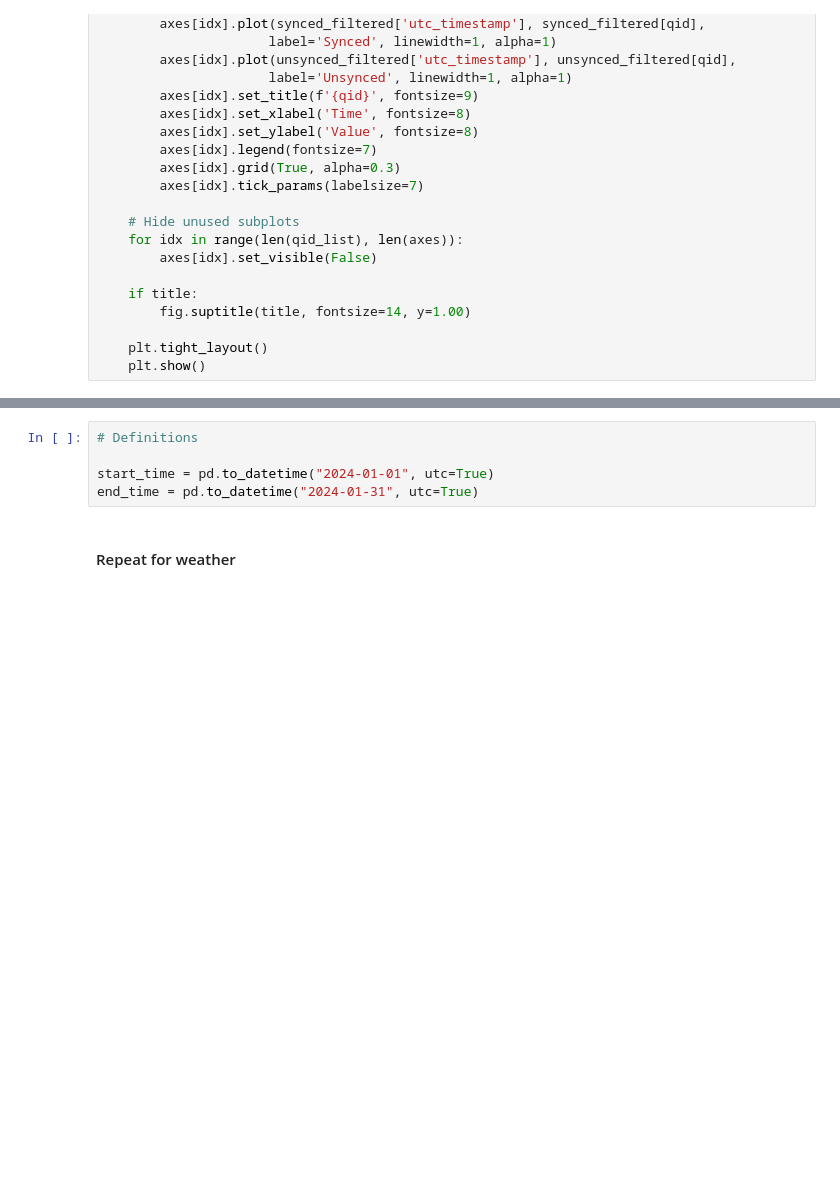
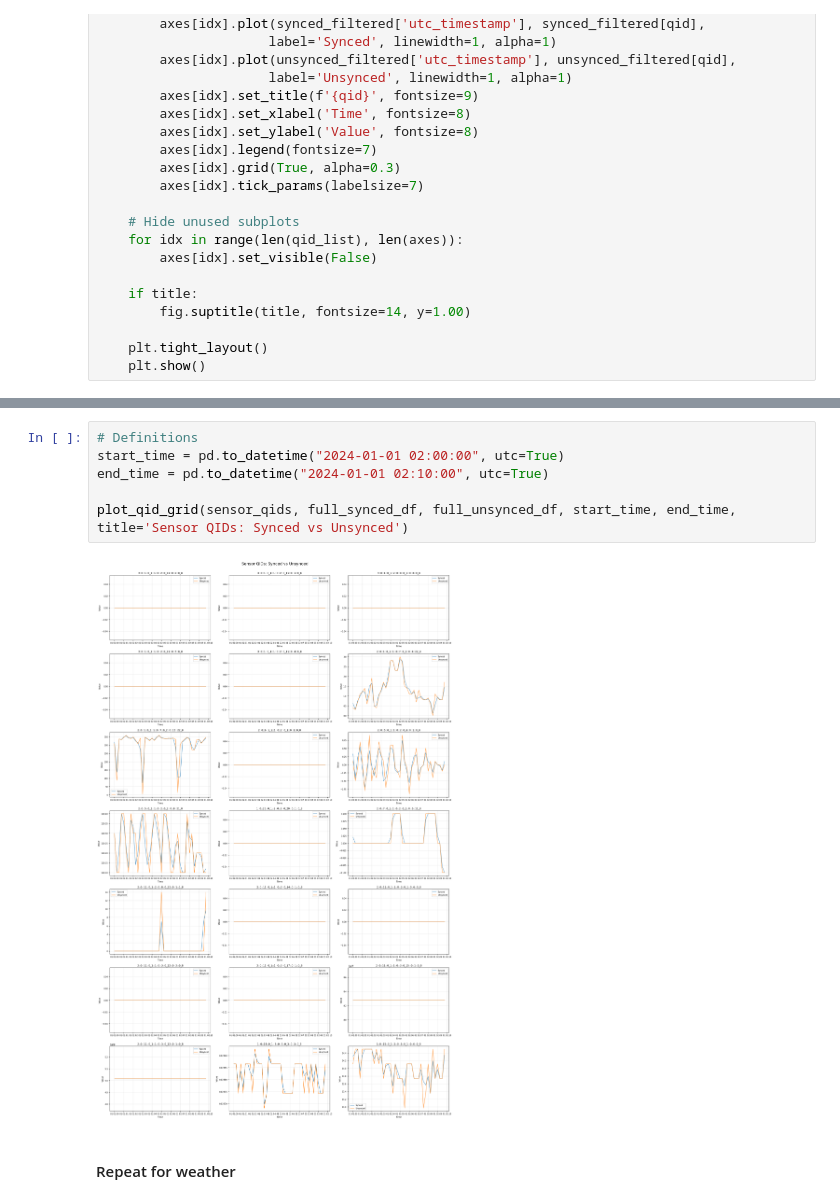
Before and after one commit to AugustBjerg/Master-s-thesis, a Jupyter notebook: code/data/cleaning-scripts/notebooks/post_sync_explore.ipynb, the cells around one changed output, grey strips where cells are left out. Saved outputs shown, nothing was run; the diff lists cells and outputs as text; blank space fills up the shorter version.

```diff
--- a/code/data/cleaning-scripts/notebooks/post_sync_explore.ipynb
+++ b/code/data/cleaning-scripts/notebooks/post_sync_explore.ipynb
@@ -253,8 +259,11 @@ KeyError: '2::0::25::0_1::2::0::3::0_1::0::6::0_8'
 # %%
 # Definitions
+start_time = pd.to_datetime("2024-01-01 02:00:00", utc=True)
+end_time = pd.to_datetime("2024-01-01 02:10:00", utc=True)
 
-start_time = pd.to_datetime("2024-01-01", utc=True)
-end_time = pd.to_datetime("2024-01-31", utc=True)
+plot_qid_grid(sensor_qids, full_synced_df, full_unsynced_df, start_time, end_time, title='Sensor QIDs: Synced vs Unsynced')
+# %% [output]
+[figure, added]
 # %% [markdown]
 #### Repeat for weather
 # %%
```
Also changed, not shown: parts of 5 cells of this notebook.
